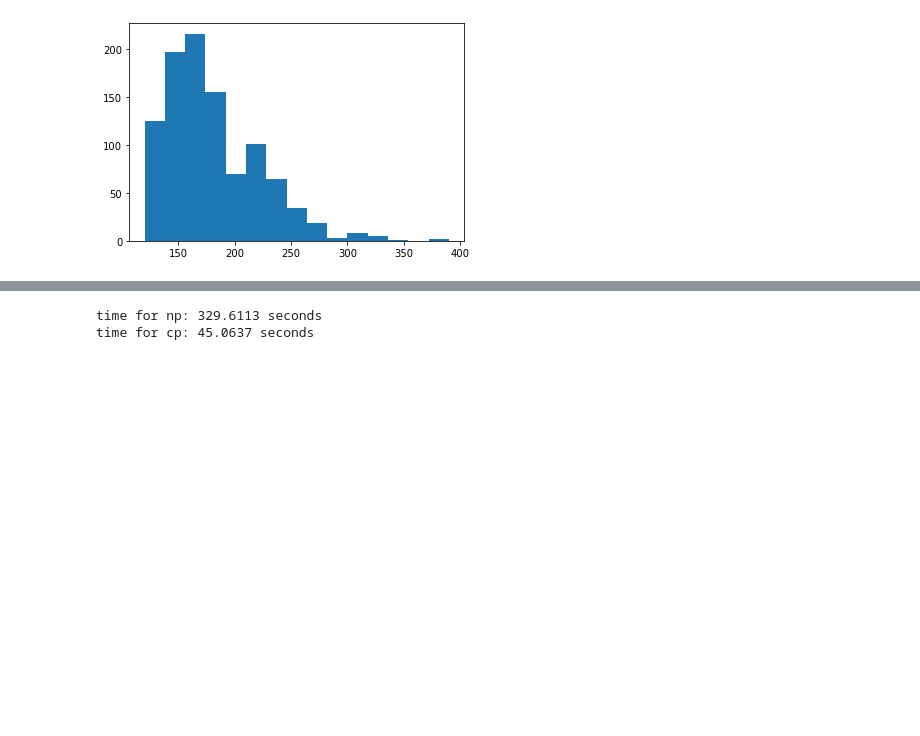
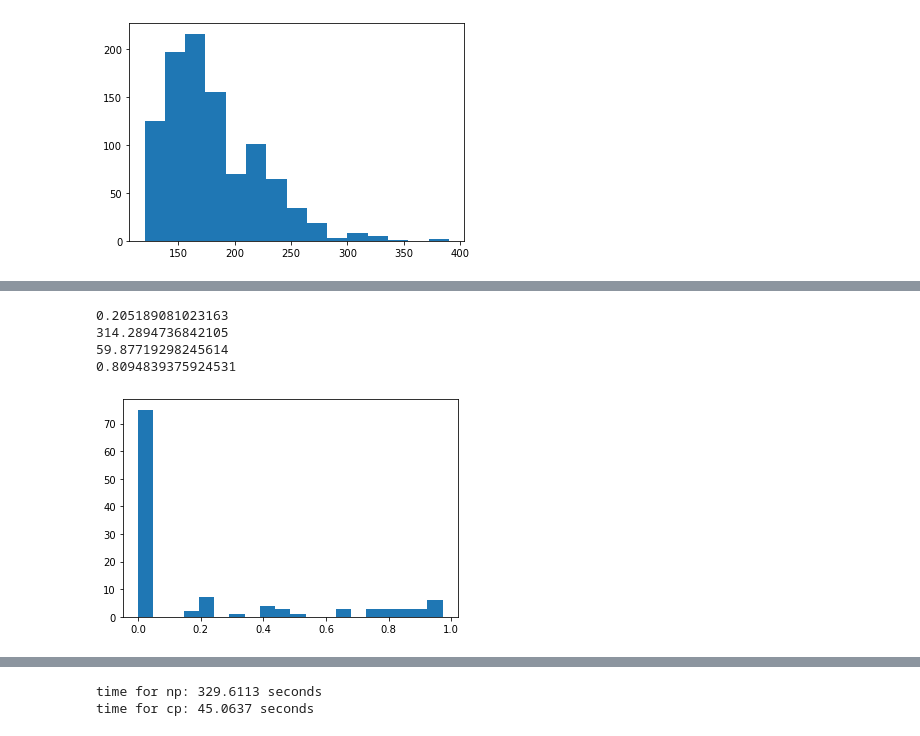
Before and after one commit to Slid61/plant-restoration-size, a Jupyter notebook: get_stat_params.ipynb, the cells around one changed output, grey strips where cells are left out. Saved outputs shown, nothing was run; the diff lists cells and outputs as text; code cells hidden in the pictures; blank space fills up the shorter version.

```diff
--- a/get_stat_params.ipynb
+++ b/get_stat_params.ipynb
@@ -430,2 +431,30 @@ Main function: calls sim_stat for each sim column to simulate each stat for each
 # %%
-df.HER.dtype == 'float64'
+test_sim = ['Sup_Ind', 'Est_Fit', 'Alt_Ind']
+test_group = ['Especie', 'Estrategia']
+test_stats = ['mean', 'std']
+events = df['Even_mon'].unique()
+def split_data(df, sim_cols, group_cols):
+    '''Takes the dataframe, splits it into arrays for every permutation of sim_cols by group_cols.
+    INPUTS:
+    df: (DataFrame) the full dataset to be split.
+    sim_cols: (list) the columns containing the data to be simulated.
+    group_cols: (list) the columns by which data will be grouped. Cannot contain "Even_mon".
+    OUTPUT:
+    sub_splits: (dict) a dictionary containing mixed data types: arrays of data grouped by event,
+                and dicts of that data further sub-grouped by sim_cols.
+    '''
+
+
+    # Even_mon is the minimum split unit and represents simulating a statistic for the population as a whole
+    event_split = split_by_event(df)
+    sub_splits = {}
+    for event in event_split:
+        for sim in sim_cols:
+            sub_splits[f'{event}, {sim}'] = event_split[event][sim]
+    for event in event_split:
+        for col in group_cols:
+            for sim in sim_cols:
+                sub_splits[f'{event}, {col}, {sim}'] = split_by_factor(event_split[event], col, sim)
+
+
+    return sub_splits
@@ -433,0 +636,13 @@ True
+# %%
+hist_array = 1 - test_df["new Alt_Ind std"]/test_df["old Alt_Ind std"]
+plt.hist(hist_array, bins=20)
+print(hist_array.mean())
+print(test_df["old Alt_Ind std"].mean())
+print(test_df["new Alt_Ind std"].mean())
+print(1 - test_df["new Alt_Ind std"].mean()/test_df["old Alt_Ind std"].mean())
+# %% [output]
+0.205189081023163
+314.2894736842105
+59.87719298245614
+0.8094839375924531
+[figure, added]
```
Also changed, not shown: parts of 55 cells of this notebook.
